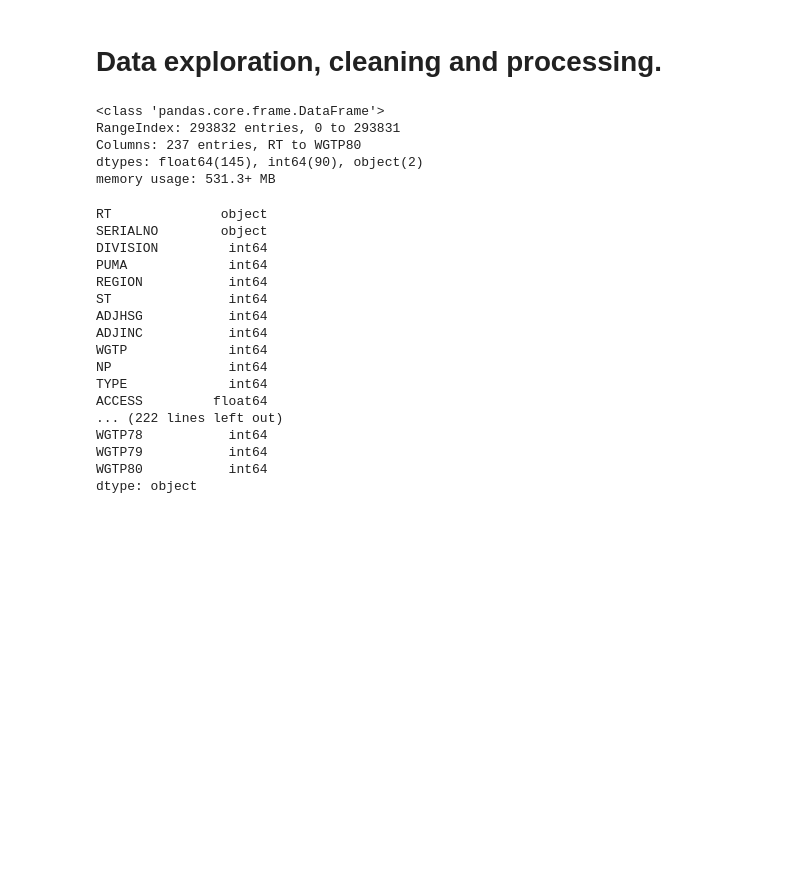
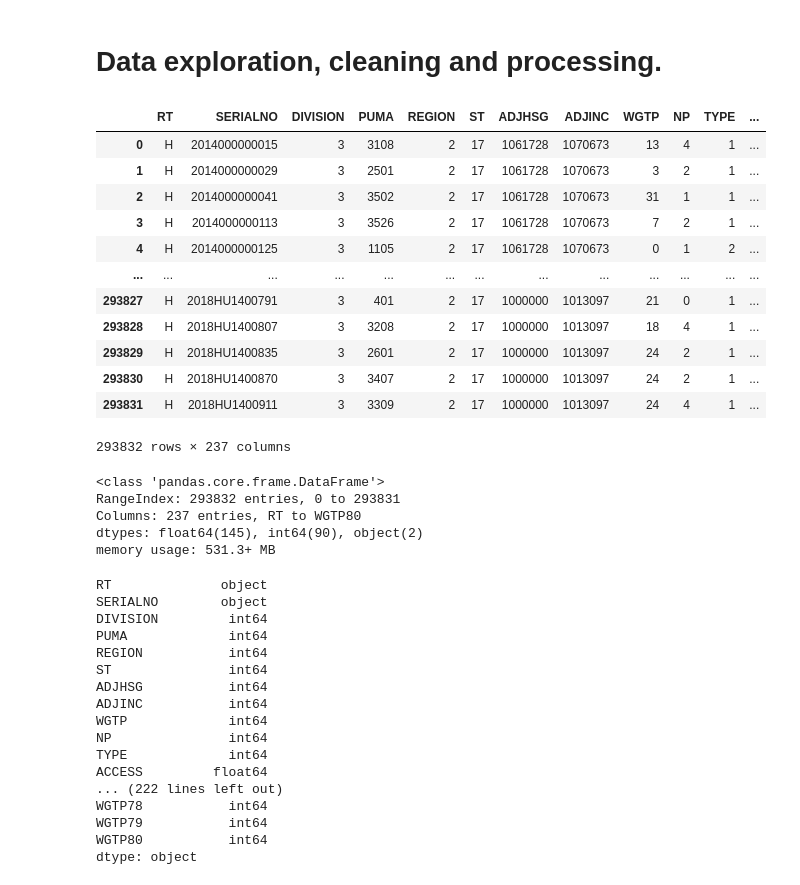
Before and after one commit to JohnhoyStephens/Capstone, a Jupyter notebook: Notebooks/Explortatory/Data_cleaning_processing.ipynb, the cells around one changed output. Saved outputs shown, nothing was run; the diff lists cells and outputs as text; code cells hidden in the pictures; blank space fills up the shorter version.

```diff
--- a/Notebooks/Explortatory/Data_cleaning_processing.ipynb
+++ b/Notebooks/Explortatory/Data_cleaning_processing.ipynb
@@ -11,6 +11,22 @@ pd.set_option("display.max_rows",237)
 # %%
 #load in the data frame
 df=pd.read_csv("../../Data/csv_hil/psam_h17.csv")
+# %%
+df
+# %% [output]
+|  | RT | SERIALNO | DIVISION | PUMA | REGION | ST | ADJHSG | ADJINC | WGTP | NP | TYPE | ... |
+| 0 | H | 2014000000015 | 3 | 3108 | 2 | 17 | 1061728 | 1070673 | 13 | 4 | 1 | ... |
+| 1 | H | 2014000000029 | 3 | 2501 | 2 | 17 | 1061728 | 1070673 | 3 | 2 | 1 | ... |
+| 2 | H | 2014000000041 | 3 | 3502 | 2 | 17 | 1061728 | 1070673 | 31 | 1 | 1 | ... |
+| 3 | H | 2014000000113 | 3 | 3526 | 2 | 17 | 1061728 | 1070673 | 7 | 2 | 1 | ... |
+| 4 | H | 2014000000125 | 3 | 1105 | 2 | 17 | 1061728 | 1070673 | 0 | 1 | 2 | ... |
+| ... | ... | ... | ... | ... | ... | ... | ... | ... | ... | ... | ... | ... |
+| 293827 | H | 2018HU1400791 | 3 | 401 | 2 | 17 | 1000000 | 1013097 | 21 | 0 | 1 | ... |
+| 293828 | H | 2018HU1400807 | 3 | 3208 | 2 | 17 | 1000000 | 1013097 | 18 | 4 | 1 | ... |
+| 293829 | H | 2018HU1400835 | 3 | 2601 | 2 | 17 | 1000000 | 1013097 | 24 | 2 | 1 | ... |
+| 293830 | H | 2018HU1400870 | 3 | 3407 | 2 | 17 | 1000000 | 1013097 | 24 | 2 | 1 | ... |
+| 293831 | H | 2018HU1400911 | 3 | 3309 | 2 | 17 | 1000000 | 1013097 | 24 | 4 | 1 | ... |
+293832 rows × 237 columns
 # %%
 #Look at the data frame to see the over all dtypes of columns
 df.info()
```
Also changed, not shown: parts of 10 cells of this notebook, 9 other files.
